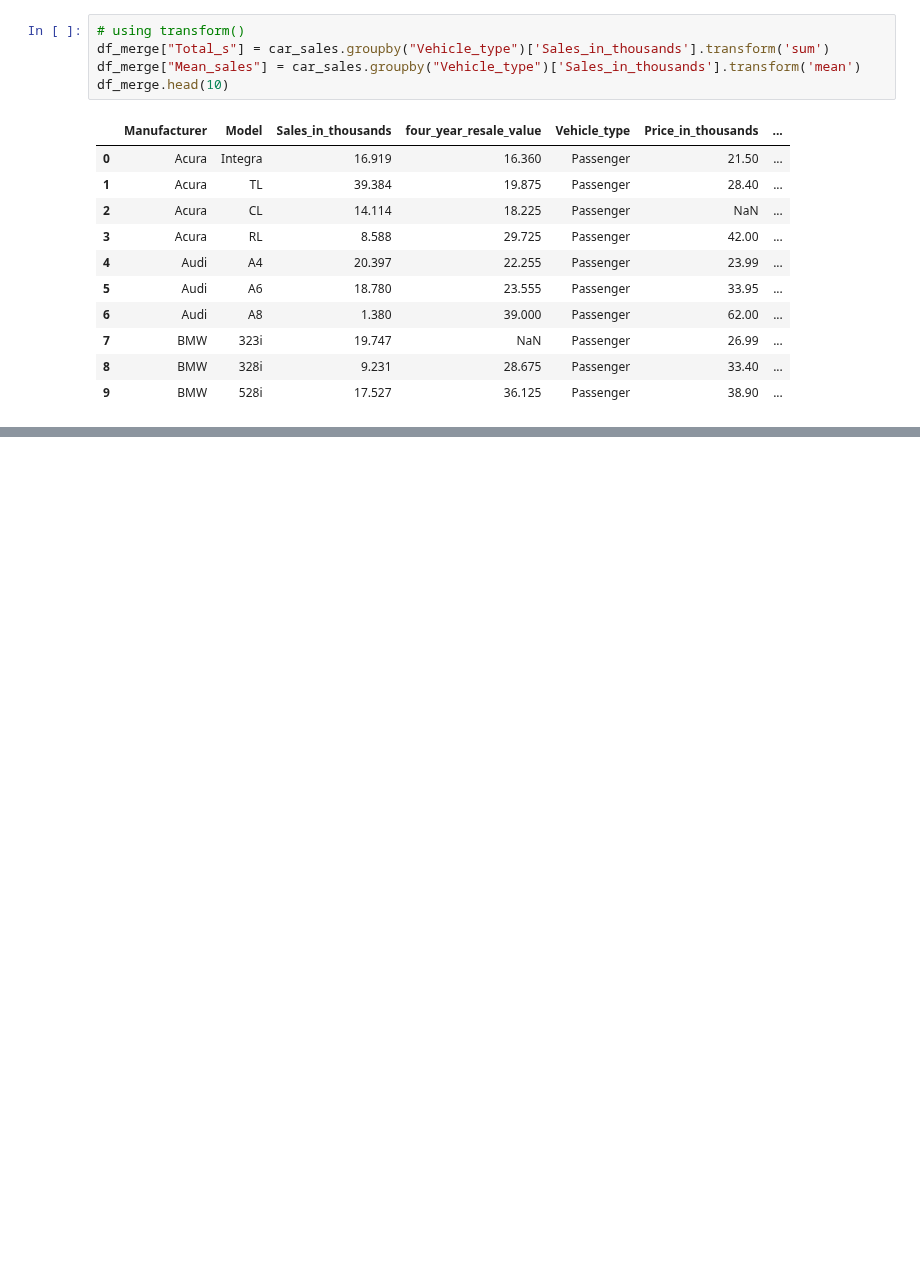
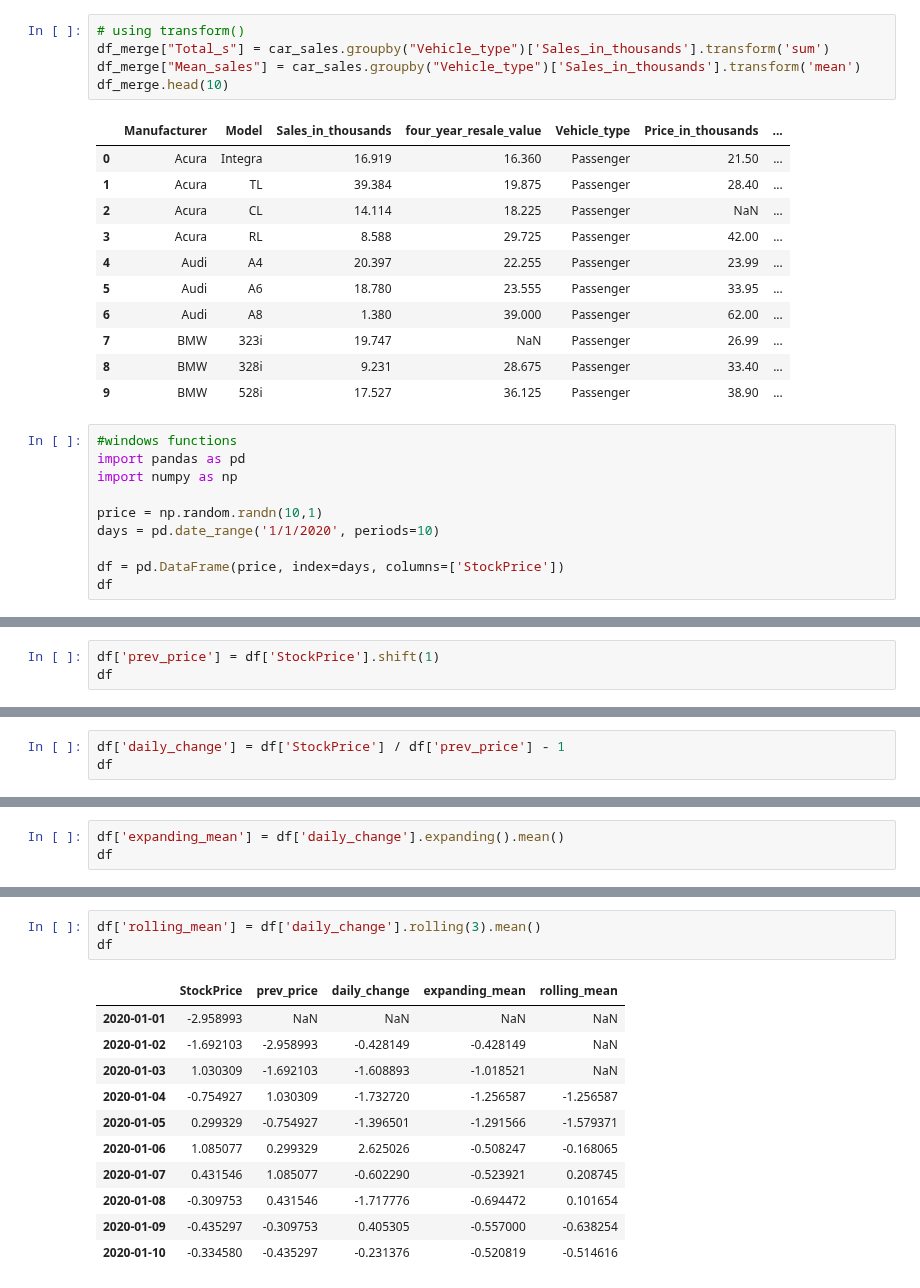
Before and after one commit to mkmritunjay/machineLearning, a Jupyter notebook: pandas_basics.ipynb, the cells around one changed output, grey strips where cells are left out. Drawn from its saved outputs; the diff is of its cells as text; blank space fills up the shorter version.

```diff
--- a/pandas_basics.ipynb
+++ b/pandas_basics.ipynb
@@ -608,3 +608,13 @@ df_merge.head(10)
 | 7 | BMW | 323i | 19.747 | NaN | Passenger | 26.99 | ... |
 | 8 | BMW | 328i | 9.231 | 28.675 | Passenger | 33.40 | ... |
 | 9 | BMW | 528i | 17.527 | 36.125 | Passenger | 38.90 | ... |
+# %%
+#windows functions
+import pandas as pd
+import numpy as np
+
+price = np.random.randn(10,1)
+days = pd.date_range('1/1/2020', periods=10)
+
+df = pd.DataFrame(price, index=days, columns=['StockPrice'])
+df
@@ -610,0 +633,3 @@ df_merge.head(10)
+# %%
+df['prev_price'] = df['StockPrice'].shift(1)
+df
@@ -610,0 +648,3 @@ df_merge.head(10)
+# %%
+df['daily_change'] = df['StockPrice'] / df['prev_price'] - 1
+df
@@ -610,0 +663,3 @@ df_merge.head(10)
+# %%
+df['expanding_mean'] = df['daily_change'].expanding().mean()
+df
@@ -610,0 +678,15 @@ df_merge.head(10)
+# %%
+df['rolling_mean'] = df['daily_change'].rolling(3).mean()
+df
+# %% [output]
+|  | StockPrice | prev_price | daily_change | expanding_mean | rolling_mean |
+| 2020-01-01 | -2.958993 | NaN | NaN | NaN | NaN |
+| 2020-01-02 | -1.692103 | -2.958993 | -0.428149 | -0.428149 | NaN |
+| 2020-01-03 | 1.030309 | -1.692103 | -1.608893 | -1.018521 | NaN |
+| 2020-01-04 | -0.754927 | 1.030309 | -1.732720 | -1.256587 | -1.256587 |
+| 2020-01-05 | 0.299329 | -0.754927 | -1.396501 | -1.291566 | -1.579371 |
+| 2020-01-06 | 1.085077 | 0.299329 | 2.625026 | -0.508247 | -0.168065 |
+| 2020-01-07 | 0.431546 | 1.085077 | -0.602290 | -0.523921 | 0.208745 |
+| 2020-01-08 | -0.309753 | 0.431546 | -1.717776 | -0.694472 | 0.101654 |
+| 2020-01-09 | -0.435297 | -0.309753 | 0.405305 | -0.557000 | -0.638254 |
+| 2020-01-10 | -0.334580 | -0.435297 | -0.231376 | -0.520819 | -0.514616 |
```
Also changed, not shown: parts of 25 cells of this notebook.
